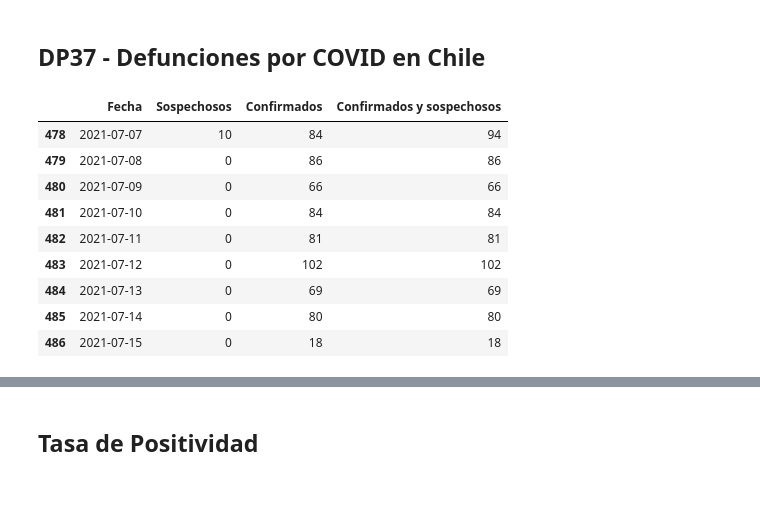
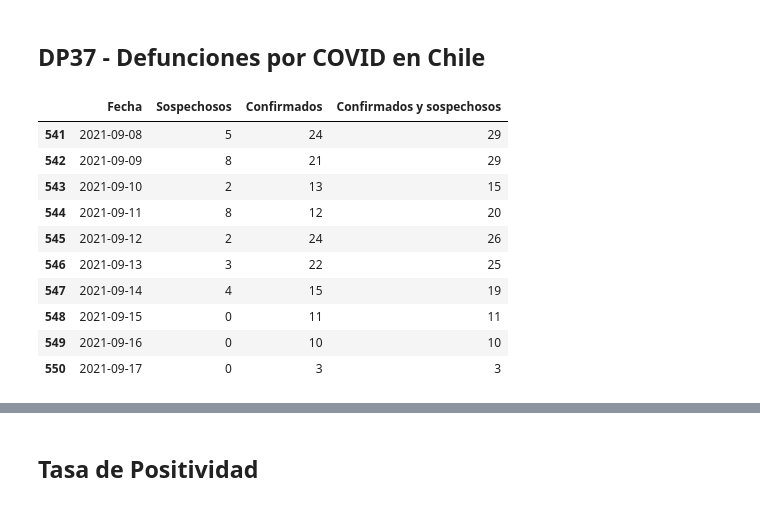
Before and after one commit to jccarvajal/covid19chile, a Jupyter notebook: Covid_19_Chile.ipynb, the cells around one changed output, grey strips where cells are left out. Drawn from its saved outputs; the diff is of its cells as text; code cells hidden in the pictures.

```diff
--- a/Covid_19_Chile.ipynb
+++ b/Covid_19_Chile.ipynb
@@ -329,41 +329,42 @@ dp37['Fecha'] = pd.to_datetime(dp37['Fecha'])
 # %%
 # Paso 2: Transformar data
 dp37_e1 = dp37.loc[(dp37['Serie'] == 'sospechosos')]
 most_recent_date_pub = dp37_e1['Publicacion'].max()
 dp37_e11 = dp37_e1.loc[(dp37_e1['Publicacion'] == most_recent_date_pub)]
 dp37_e11 = dp37_e11[['Fecha', 'Numero defunciones']].reset_index(drop=True)
 dp37_e11.rename(columns={'Numero defunciones':'Sospechosos'},inplace=True)
 
 dp37_e2 = dp37.loc[(dp37['Serie'] == 'confirmados')]
 most_recent_date_cnf = dp37_e2['Publicacion'].max()
 dp37_e22 = dp37_e2.loc[(dp37_e2['Publicacion'] == most_recent_date_cnf)]
 dp37_e22 = dp37_e22[['Fecha', 'Numero defunciones']].reset_index(drop=True)
 dp37_e22.rename(columns={'Numero defunciones':'Confirmados'},inplace=True)
 
 dp37_f = pd.merge(dp37_e11, dp37_e22, on=['Fecha'])
 dp37_f['Confirmados y sospechosos'] = dp37_f['Confirmados'] + dp37_f['Sospechosos']
 ultima_fecha = most_recent_date_cnf
 
 dp37_f_mm_1 = dp37_f.iloc[:, 0]
 dp37_f_mm_2 = dp37_f.iloc[:, 1:4].rolling(7).mean()
 dp37_f_mm = pd.concat([dp37_f_mm_1, dp37_f_mm_2], axis=1)
 
 total_sosp = dp37_e11['Sospechosos'].sum().astype(int)
 total_conf = dp37_e22['Confirmados'].sum().astype(int)
 total_conf_sosp = total_conf + total_sosp
 
-dp37_f.tail(9)
+dp37_f.tail(10)
 # %% [output]
 |  | Fecha | Sospechosos | Confirmados | Confirmados y sospechosos |
-| 478 | 2021-07-07 | 10 | 84 | 94 |
-| 479 | 2021-07-08 | 0 | 86 | 86 |
-| 480 | 2021-07-09 | 0 | 66 | 66 |
-| 481 | 2021-07-10 | 0 | 84 | 84 |
-| 482 | 2021-07-11 | 0 | 81 | 81 |
-| 483 | 2021-07-12 | 0 | 102 | 102 |
-| 484 | 2021-07-13 | 0 | 69 | 69 |
-| 485 | 2021-07-14 | 0 | 80 | 80 |
-| 486 | 2021-07-15 | 0 | 18 | 18 |
+| 541 | 2021-09-08 | 5 | 24 | 29 |
+| 542 | 2021-09-09 | 8 | 21 | 29 |
+| 543 | 2021-09-10 | 2 | 13 | 15 |
+| 544 | 2021-09-11 | 8 | 12 | 20 |
+| 545 | 2021-09-12 | 2 | 24 | 26 |
+| 546 | 2021-09-13 | 3 | 22 | 25 |
+| 547 | 2021-09-14 | 4 | 15 | 19 |
+| 548 | 2021-09-15 | 0 | 11 | 11 |
+| 549 | 2021-09-16 | 0 | 10 | 10 |
+| 550 | 2021-09-17 | 0 | 3 | 3 |
 # %%
 # Paso 3: Visualizar data
 style_fig()
```
Also changed, not shown: parts of 35 cells of this notebook.
